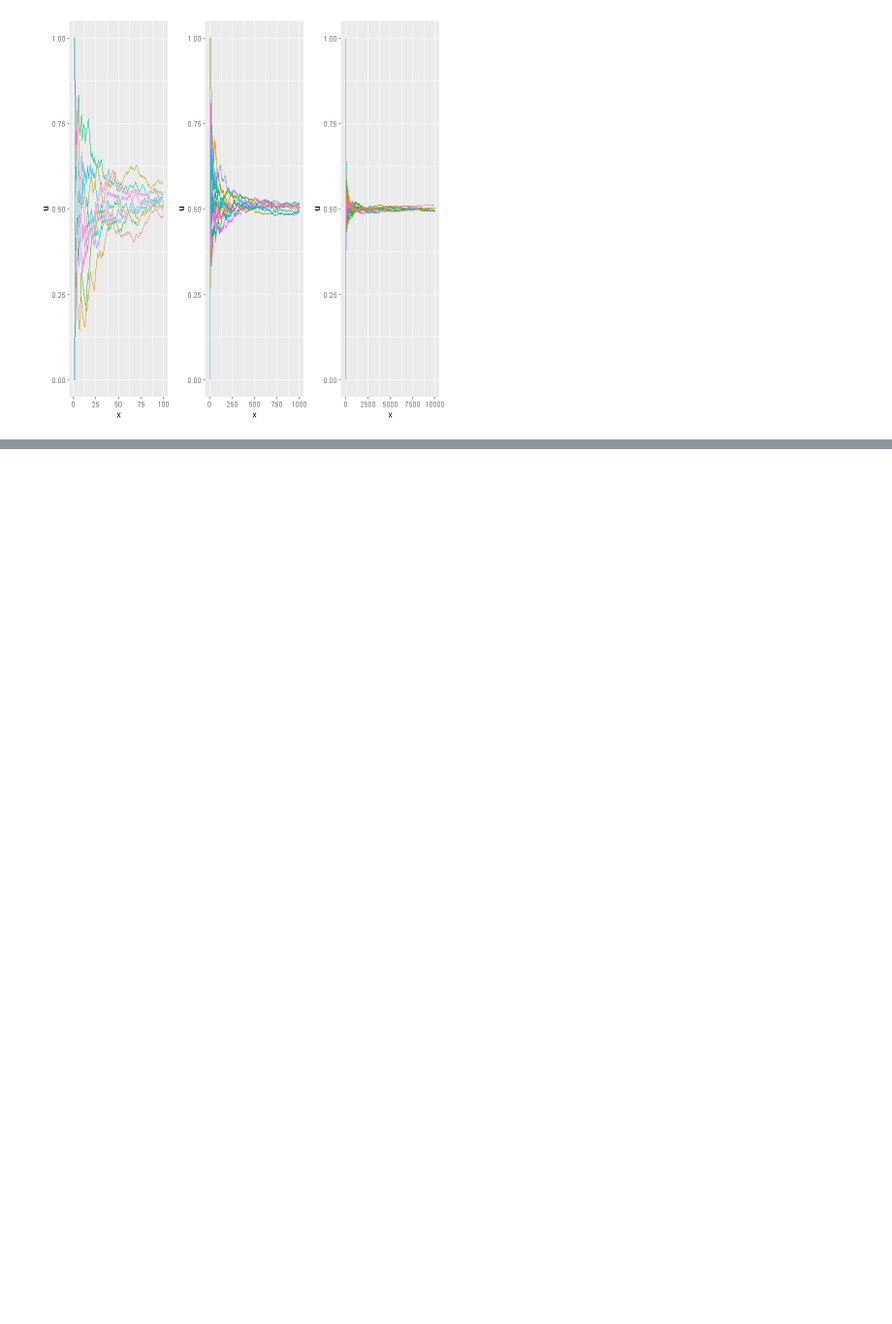
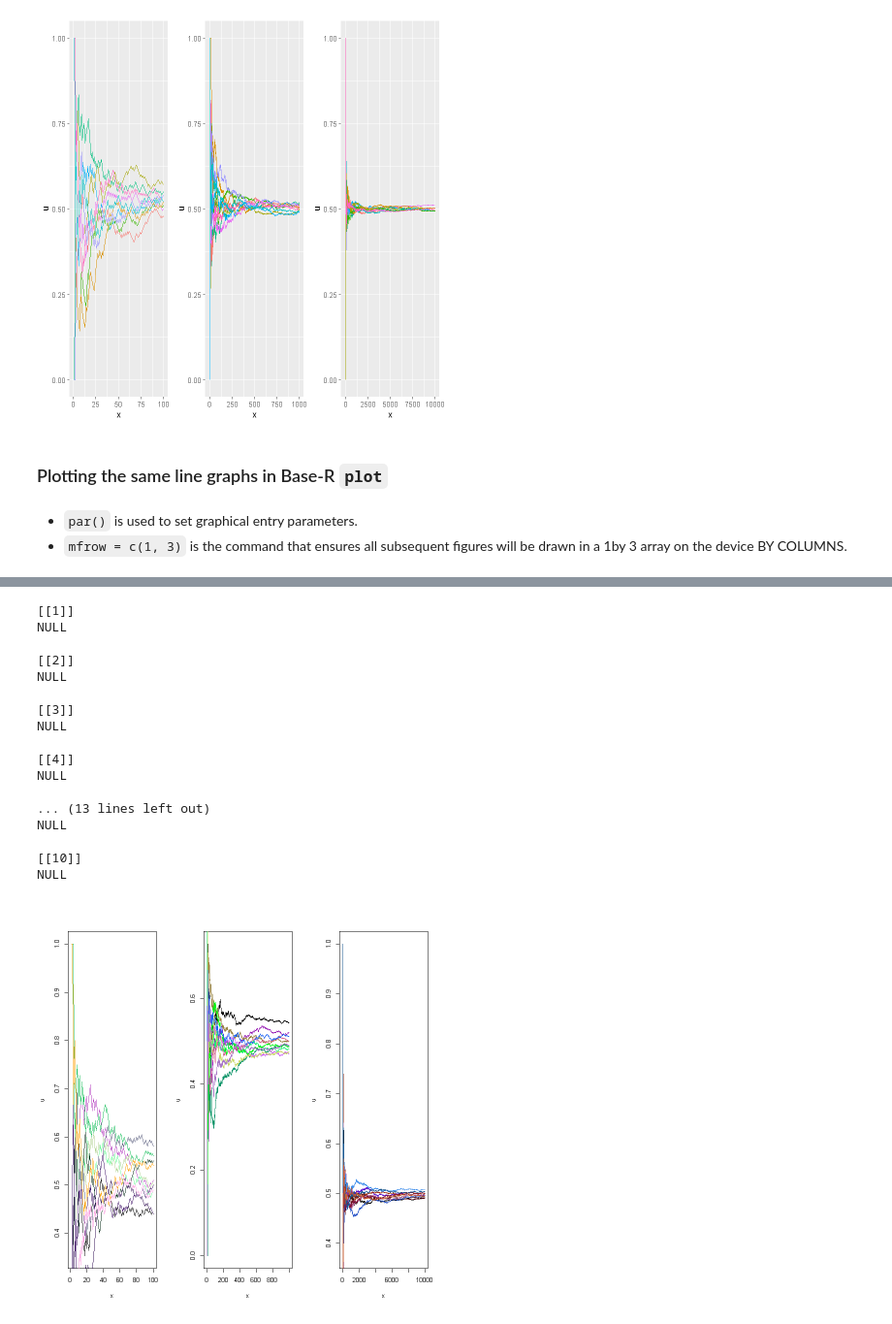
Before and after one commit to BikramHalder/R-code-class-notes, a Jupyter notebook: week-6-notes/week-6-notes.ipynb, the cells around one changed output, grey strips where cells are left out. Shown: that part at 97% size. Saved outputs shown, nothing was run; the diff lists cells and outputs as text; code cells hidden in the pictures; blank space fills up the shorter version.

````diff
--- a/week-6-notes/week-6-notes.ipynb
+++ b/week-6-notes/week-6-notes.ipynb
@@ -102,3 +102,54 @@ library("cowplot")
 plot_grid(plt1, plt2, plt3, ncol = 3, nrow = 1)
 # %% [output]
 [figure]
+# %% [markdown]
+### Plotting the same line graphs in Base-R ```plot```
+# %% [markdown]
+ - `par()` is used to set graphical entry parameters.
+ - `mfrow = c(1, 3)` is the command that ensures all subsequent figures will be drawn in a 1by 3 array on the device BY COLUMNS.
+# %%
+par(mfrow = c(1, 3))
+u <- runningmean(c(0, 1), 100)
+x <- 1:100
+
+plot(u ~ x, type = "l")
+
+replicate(
+  10,
+  lines(
+    runningmean(c(0, 1), 100) ~ x,
+    type = "l",
+    col = rgb(runif(3), runif(3), runif(3))
+  )
+)
+
+
+
+
+
+u <- runningmean(c(0, 1), 1000)
+x <- 1:1000
+
+plot(u ~ x, type = "l")
+
+replicate(10, lines(
+  runningmean(c(0, 1), 1000) ~ x,
+  type = "l",
+  col = rgb(runif(3), runif(3), runif(3))
+))
+
+
+
+
+
+u <- runningmean(c(0, 1), 10000)
+x <- 1:10000
+
+plot(u ~ x, type = "l")
+
+replicate(10, lines(
+  runningmean(c(0, 1), 10000) ~ x,
+  type = "l",
+  col = rgb(runif(3), runif(3), runif(3))
+))
+# %% [output]
@@ -104,0 +190,18 @@ plot_grid(plt1, plt2, plt3, ncol = 3, nrow = 1)
+[[1]]
+NULL
+
+[[2]]
+NULL
+
+[[3]]
+NULL
+
+[[4]]
+NULL
+
+... (13 lines left out)
+NULL
+
+[[10]]
+NULL
+[figure, added]
````
Also changed, not shown: parts of 3 cells of this notebook, 1 other file.
